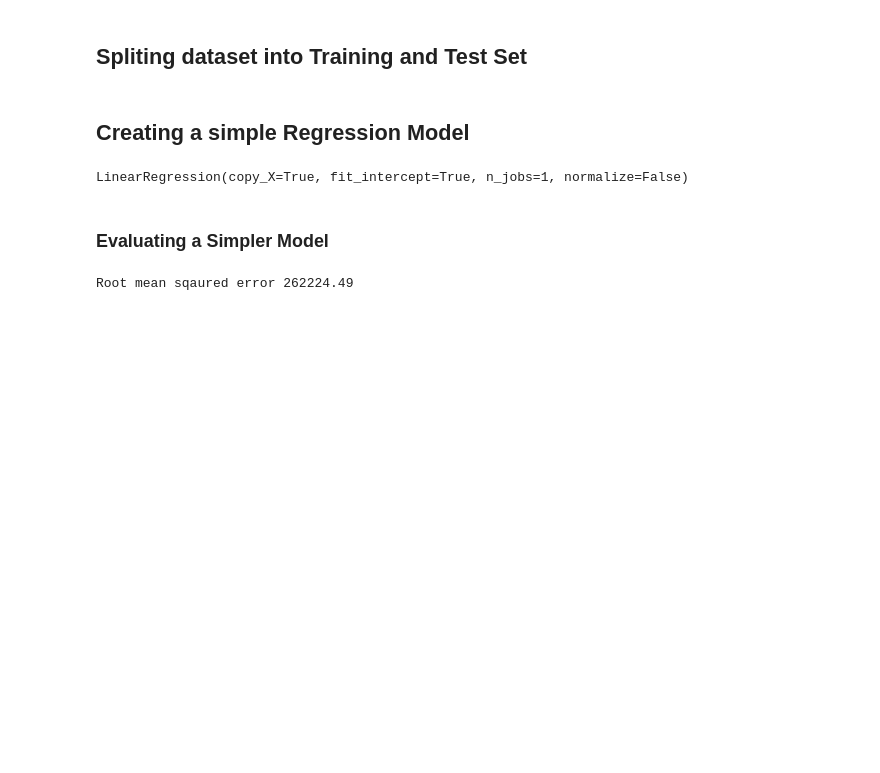
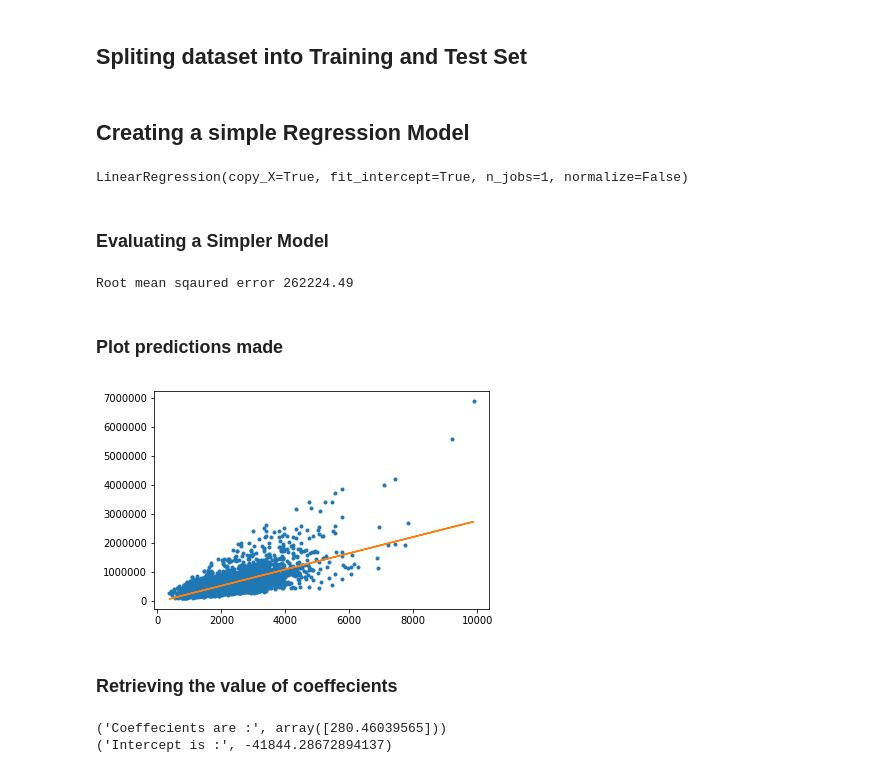
Before and after one commit to Guneetkaur03/House_pricing_regression, a Jupyter notebook: Predcting House Prices.ipynb, the cells around one changed output. Cells and saved outputs as stored; diff of their text form; code cells hidden in the pictures; blank space fills up the shorter version.

Commit message:
Simple Linear regression model to predict house prices
Evaluating model, plotting predictions, the value of coefficients and Intercepts.

```diff
--- a/Predcting House Prices.ipynb
+++ b/Predcting House Prices.ipynb
@@ -47,3 +47,19 @@ from sklearn.metrics import mean_squared_error, r2_score
 print('Root mean sqaured error %.2f' % np.sqrt(mean_squared_error(y_test,y_pred)))
 # %% [output]
 Root mean sqaured error 262224.49
+# %% [markdown]
+### Plot predictions made
+# %%
+plt.plot(X_test,y_test,'.',
+        X_test,y_pred,'-')
+plt.show()
+# %% [output]
+[figure, added]
+# %% [markdown]
+### Retrieving the value of coeffecients
+# %%
+print("Coeffecients are :",model.coef_)
+print("Intercept is :",model.intercept_)
+# %% [output]
+('Coeffecients are :', array([280.46039565]))
+('Intercept is :', -41844.28672894137)
```
